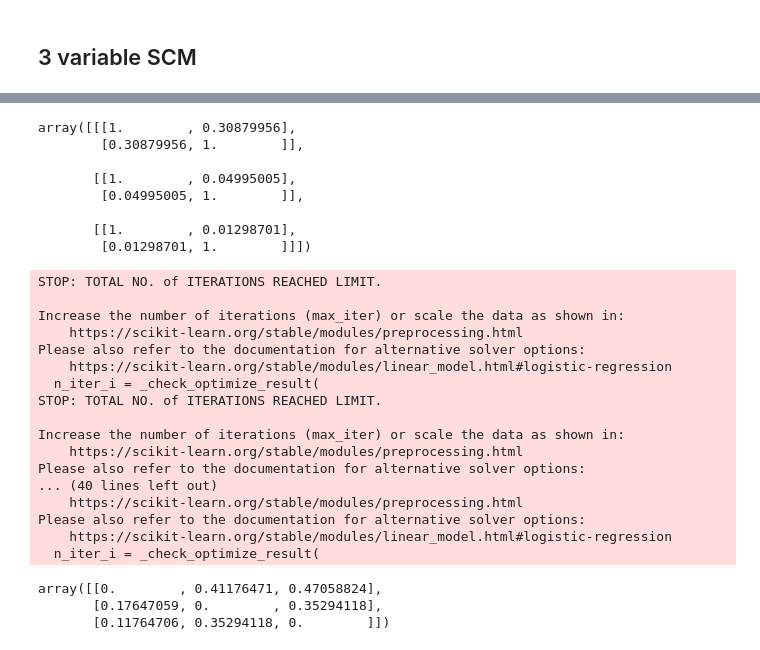
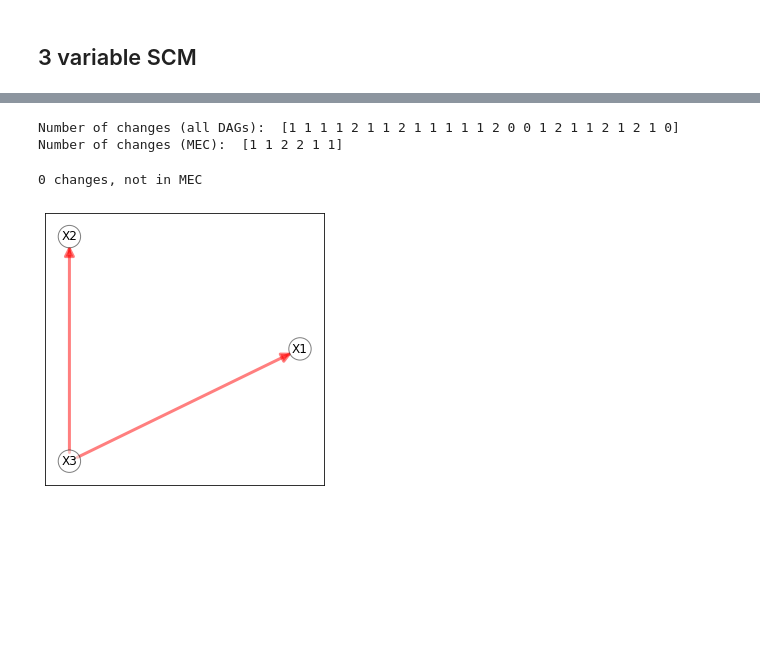
Before and after one commit to rflperry/sparse_shift, a Jupyter notebook: notebooks/02-three_variable_learning.ipynb, the cells around one changed output, grey strips where cells are left out. Drawn from its saved outputs; the diff is of its cells as text; code cells hidden in the pictures; blank space fills up the shorter version.

```diff
--- a/notebooks/02-three_variable_learning.ipynb
+++ b/notebooks/02-three_variable_learning.ipynb
@@ -179,34 +162,14 @@ array([[0, 0, 0],
-# %%
-pval_mats[4]
-# %% [output]
-array([[[1.        , 0.30879956],
-        [0.30879956, 1.        ]],
-
-       [[1.        , 0.04995005],
-        [0.04995005, 1.        ]],
-
-       [[1.        , 0.01298701],
-        [0.01298701, 1.        ]]])
-STOP: TOTAL NO. of ITERATIONS REACHED LIMIT.
-
-Increase the number of iterations (max_iter) or scale the data as shown in:
-    https://scikit-learn.org/stable/modules/preprocessing.html
-Please also refer to the documentation for alternative solver options:
-    https://scikit-learn.org/stable/modules/linear_model.html#logistic-regression
-  n_iter_i = _check_optimize_result(
-STOP: TOTAL NO. of ITERATIONS REACHED LIMIT.
-
-Increase the number of iterations (max_iter) or scale the data as shown in:
-    https://scikit-learn.org/stable/modules/preprocessing.html
-Please also refer to the documentation for alternative solver options:
-... (40 lines left out)
-    https://scikit-learn.org/stable/modules/preprocessing.html
-Please also refer to the documentation for alternative solver options:
-    https://scikit-learn.org/stable/modules/linear_model.html#logistic-regression
-  n_iter_i = _check_optimize_result(
-# %%
-np.mean([dag for nc, dag in zip(n_changes, tri_dags) if nc == 0], axis=0)
-# %% [output]
-array([[0.        , 0.41176471, 0.47058824],
-       [0.17647059, 0.        , 0.35294118],
-       [0.11764706, 0.35294118, 0.        ]])
+# %%
+print('Number of changes (all DAGs): ', n_changes)
+print('Number of changes (MEC): ', n_changes[np.sum(tri_dags, axis=(1, 2)) == 3])
+# %% [output]
+Number of changes (all DAGs):  [1 1 1 1 2 1 1 2 1 1 1 1 1 2 0 0 1 2 1 1 2 1 2 1 0]
+Number of changes (MEC):  [1 1 2 2 1 1]
+# %%
+print('0 changes, not in MEC')
+idx = np.where(n_changes == 0)[0][0]
+false_dag = tri_dags[idx]
+plot_dag(false_dag, highlight_edges=false_dag-true_parents, highlight_nodes=(pval_mats[idx][:, 0, 1] < alpha))
+# %% [output]
+0 changes, not in MEC
+[figure, added]
```
Also changed, not shown: parts of 16 cells of this notebook, 4 other files.
